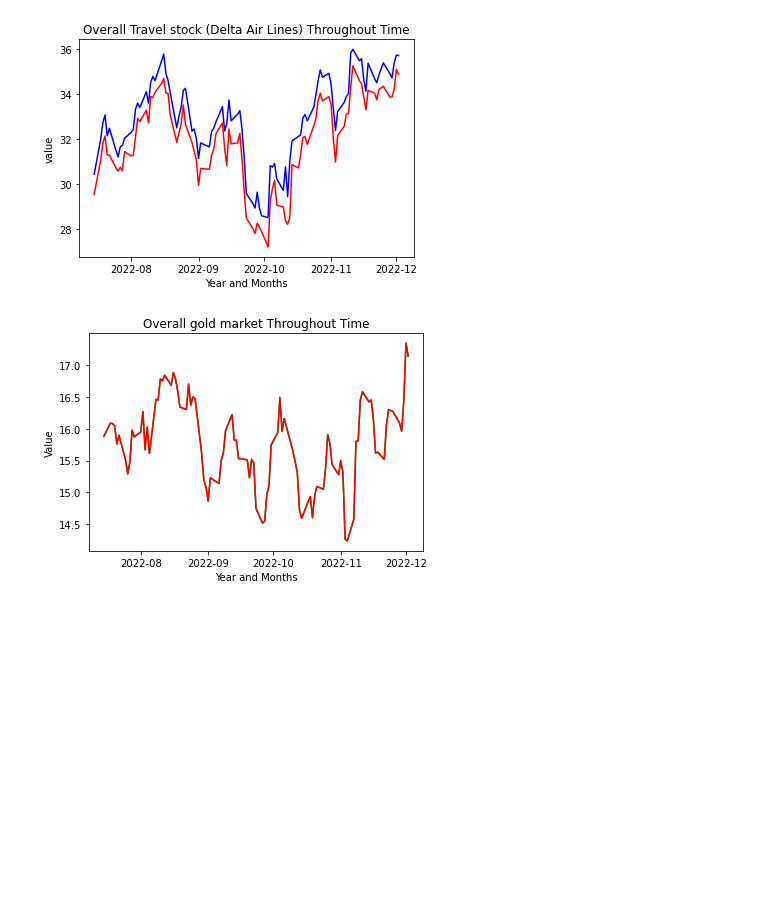
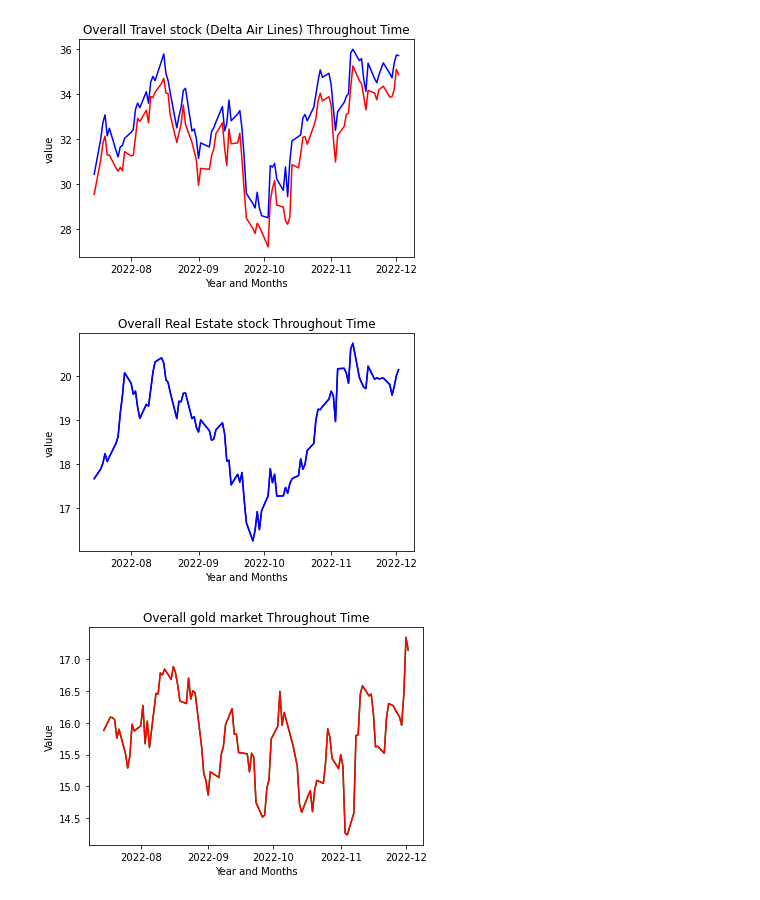
Before and after one commit to AIDA-Saskatchewan-polytechnic/FInal_Project-by-YAM-Group, a Jupyter notebook: FinalProject.ipynb, the cells around one changed output. Saved outputs shown, nothing was run; the diff lists cells and outputs as text; code cells hidden in the pictures; blank space fills up the shorter version.

Commit message:
Overall Real Estate stock Graph

```diff
--- a/FinalProject.ipynb
+++ b/FinalProject.ipynb
@@ -359,6 +359,17 @@ plt.ylabel("value")
 plt.show()
 # %% [output]
 [figure]
+# %%
+fig = plt.figure()
+plt.plot_date(stocks['date'],stocks['real_estate_high'],'b-')
+plt.plot_date(stocks['date'],stocks['real_estate_high'],'b-')
+plt.title("Overall Real Estate stock Throughout Time")
+plt.xlabel("Year and Months")
+plt.ylabel("value")
+
+plt.show()
+# %% [output]
+[figure, added]
 # %%
 fig = plt.figure()
 plt.plot_date(stocks['date'],stocks['metal_high'],'g-')
```
